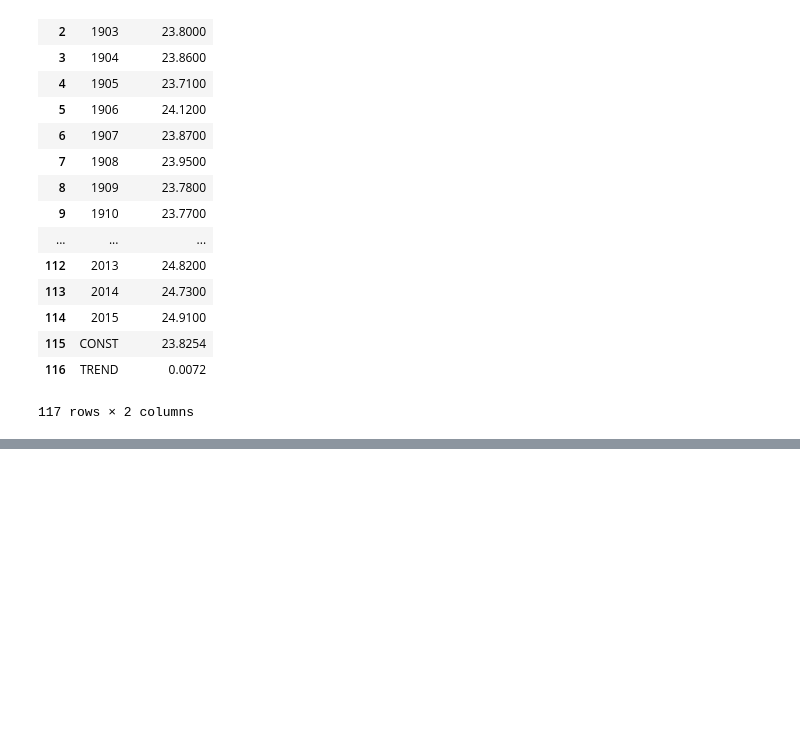
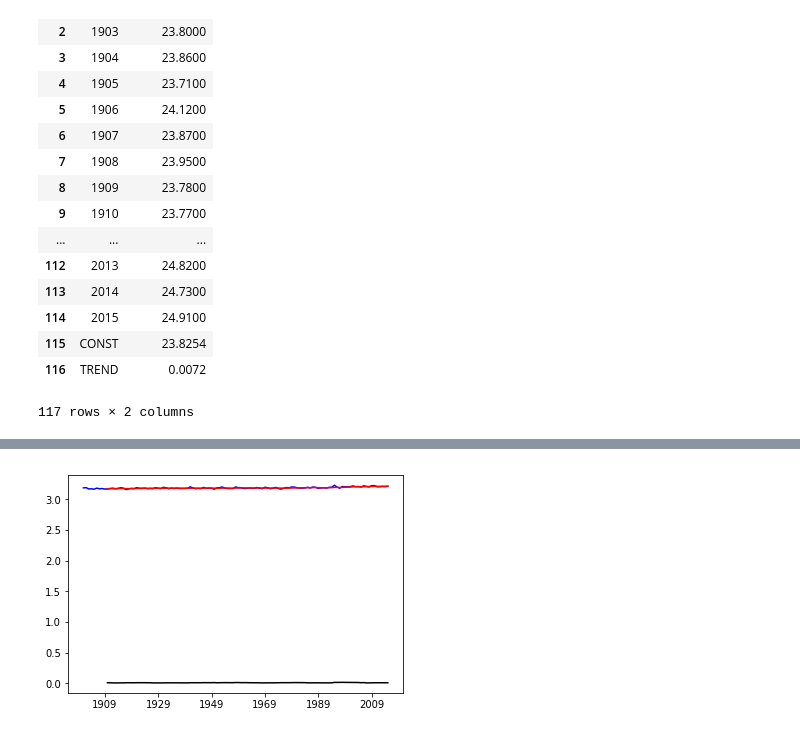
Before and after one commit to chandrabali/TimeSeriesForecastTemperature, a Jupyter notebook: TimeSeriesAnalysis.ipynb, the cells around one changed output, grey strips where cells are left out. Saved outputs shown, nothing was run; the diff lists cells and outputs as text; code cells hidden in the pictures; blank space fills up the shorter version.

```diff
--- a/TimeSeriesAnalysis.ipynb
+++ b/TimeSeriesAnalysis.ipynb
@@ -100,0 +150,11 @@ DatetimeIndex(['1901-01-01', '1902-01-01', '1903-01-01', '1904-01-01',
+# %%
+#rolling statistics with log data
+rollingMeanLog= indexedDatasetLog.rolling(window=10).mean()
+rollingStdLog= indexedDatasetLog.rolling(window=10).std()
+
+#plot rolling statistics
+original = plt.plot(indexedDatasetLog, color='blue', label='Original')
+mean = plt.plot(rollingMeanLog, color ='Red', label = 'Rolling mean Log')
+std = plt.plot(rollingStdLog, color='black', label='Rolling Std Log')
+# %% [output]
+[figure, added]
```
Also changed, not shown: parts of 20 cells of this notebook.
